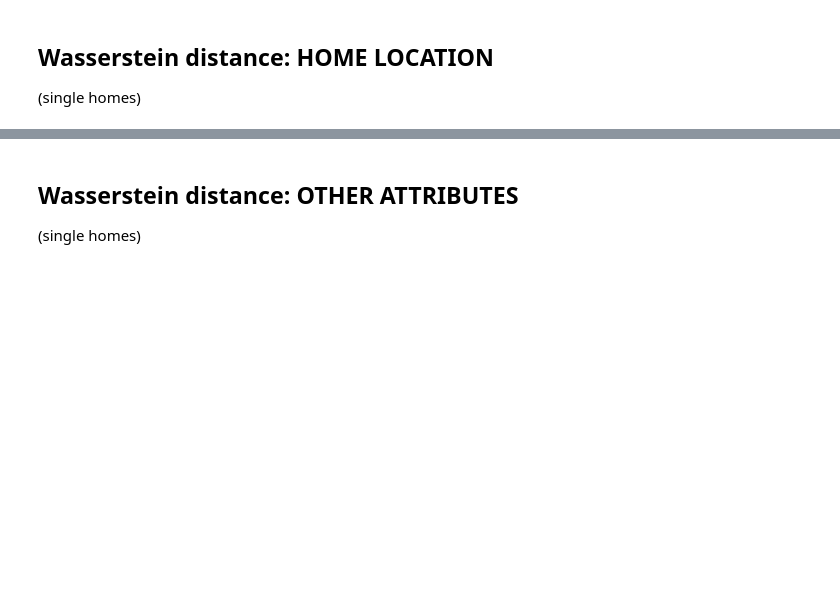
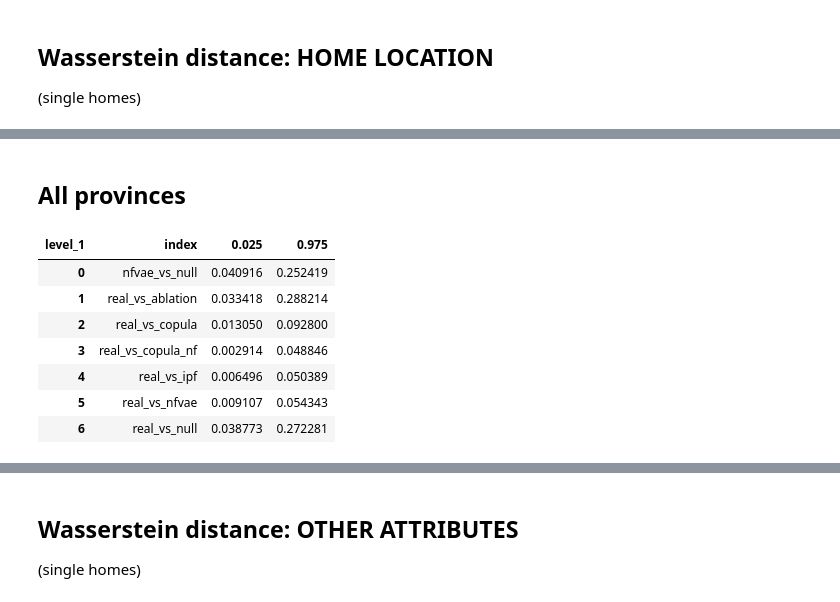
Before and after one commit to jaclenti/NFVAE-population-synthesis, a Jupyter notebook: notebooks/jl_popsyn_comparison_ablation.ipynb, the cells around one changed output, grey strips where cells are left out. Saved outputs shown, nothing was run; the diff lists cells and outputs as text; code cells hidden in the pictures; blank space fills up the shorter version.

```diff
--- a/notebooks/jl_popsyn_comparison_ablation.ipynb
+++ b/notebooks/jl_popsyn_comparison_ablation.ipynb
@@ -464,0 +463,13 @@ Text(0, 0.5, 'Sliced Wasserstein distance')
+# %% [markdown]
+## All provinces
+# %%
+CI.pivot(index='index', columns='level_1', values='Wasserstein distance').reset_index()
+# %% [output]
+| level_1 | index | 0.025 | 0.975 |
+| 0 | nfvae_vs_null | 0.040916 | 0.252419 |
+| 1 | real_vs_ablation | 0.033418 | 0.288214 |
+| 2 | real_vs_copula | 0.013050 | 0.092800 |
+| 3 | real_vs_copula_nf | 0.002914 | 0.048846 |
+| 4 | real_vs_ipf | 0.006496 | 0.050389 |
+| 5 | real_vs_nfvae | 0.009107 | 0.054343 |
+| 6 | real_vs_null | 0.038773 | 0.272281 |
```
Also changed, not shown: parts of 7 cells of this notebook, 2 other files.
